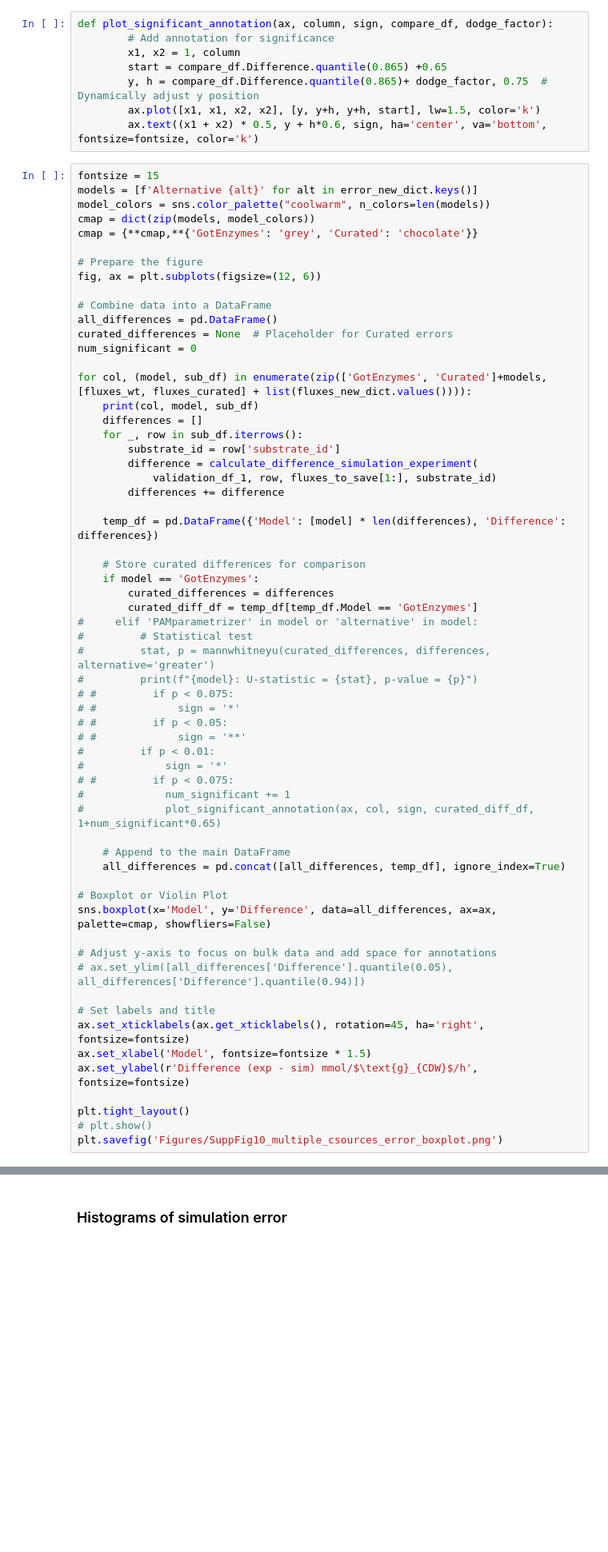
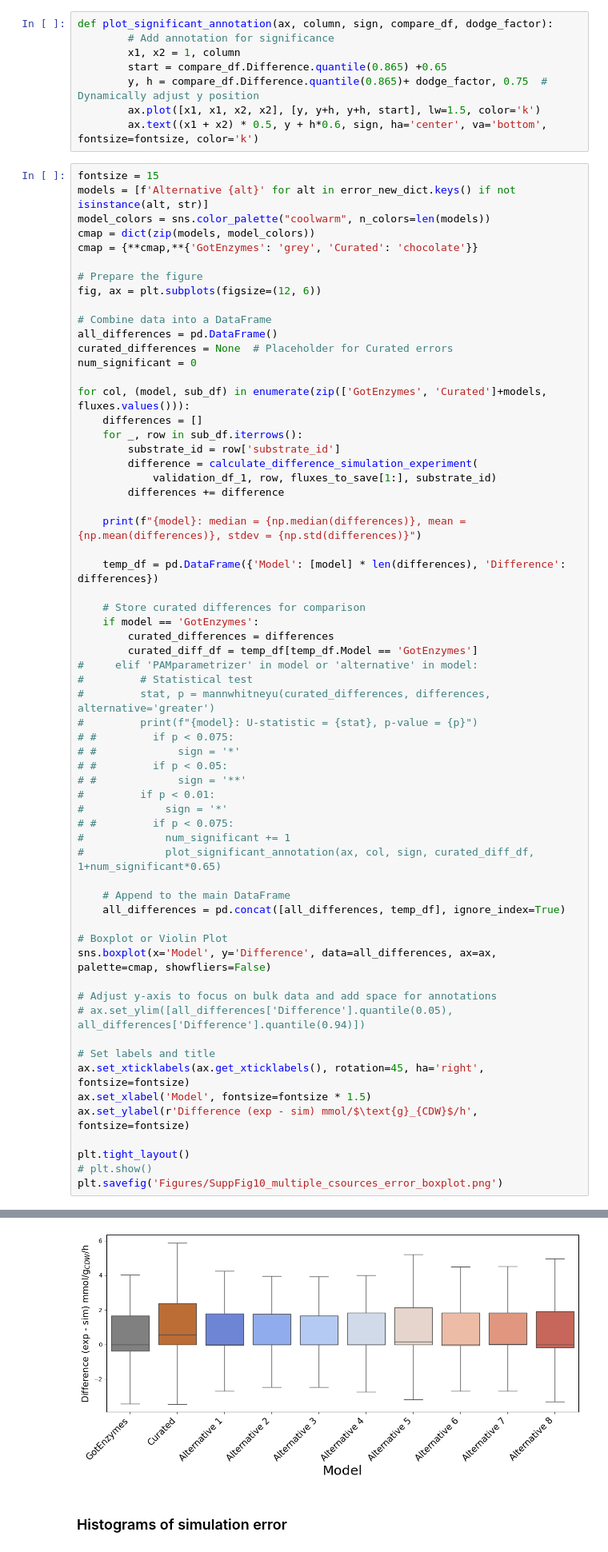
Before and after one commit to iAMB-RWTH-Aachen/PAMparametrizer, a Jupyter notebook: Scripts/i3_analysis/PAMparametrizer_iML1515_validation_csources.ipynb, the cells around one changed output, grey strips where cells are left out. Shown at 80% size. Saved outputs shown, nothing was run; the diff lists cells and outputs as text; blank space fills up the shorter version.

```diff
--- a/Scripts/i3_analysis/PAMparametrizer_iML1515_validation_csources.ipynb
+++ b/Scripts/i3_analysis/PAMparametrizer_iML1515_validation_csources.ipynb
@@ -404,7 +440,7 @@ def plot_significant_annotation(ax, column, sign, compare_df, dodge_factor):
         ax.text((x1 + x2) * 0.5, y + h*0.6, sign, ha='center', va='bottom', fontsize=fontsize, color='k')
 # %%
 fontsize = 15
-models = [f'Alternative {alt}' for alt in error_new_dict.keys()]
+models = [f'Alternative {alt}' for alt in error_new_dict.keys() if not isinstance(alt, str)]
 model_colors = sns.color_palette("coolwarm", n_colors=len(models))
 cmap = dict(zip(models, model_colors))
 cmap = {**cmap,**{'GotEnzymes': 'grey', 'Curated': 'chocolate'}}
@@ -417,14 +453,15 @@ all_differences = pd.DataFrame()
 curated_differences = None  # Placeholder for Curated errors
 num_significant = 0
 
-for col, (model, sub_df) in enumerate(zip(['GotEnzymes', 'Curated']+models, [fluxes_wt, fluxes_curated] + list(fluxes_new_dict.values()))):
-    print(col, model, sub_df)
+for col, (model, sub_df) in enumerate(zip(['GotEnzymes', 'Curated']+models, fluxes.values())):
     differences = []
     for _, row in sub_df.iterrows():
         substrate_id = row['substrate_id']
         difference = calculate_difference_simulation_experiment(
             validation_df_1, row, fluxes_to_save[1:], substrate_id)
         differences += difference
+
+    print(f"{model}: median = {np.median(differences)}, mean = {np.mean(differences)}, stdev = {np.std(differences)}")
 
     temp_df = pd.DataFrame({'Model': [model] * len(differences), 'Difference': differences})
 
@@ -463,3 +500,4 @@ ax.set_ylabel(r'Difference (exp - sim) mmol/$\text{g}_{CDW}$/h', fontsize=fontsi
 plt.tight_layout()
 # plt.show()
 plt.savefig('Figures/SuppFig10_multiple_csources_error_boxplot.png')
+# %% [output]
@@ -466,3 +517,4 @@ plt.savefig('Figures/SuppFig10_multiple_csources_error_boxplot.png')
+[figure, added]
 # %% [markdown]
 ### Histograms of simulation error
 # %%
```
Also changed, not shown: parts of 7 cells of this notebook, 23 other files.
